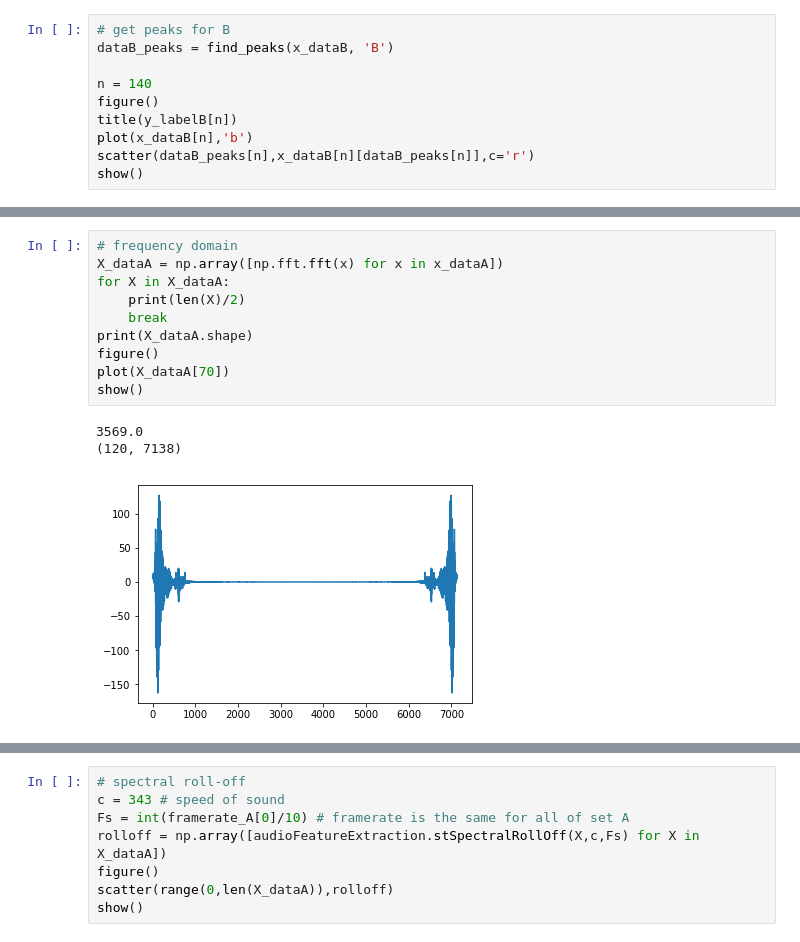
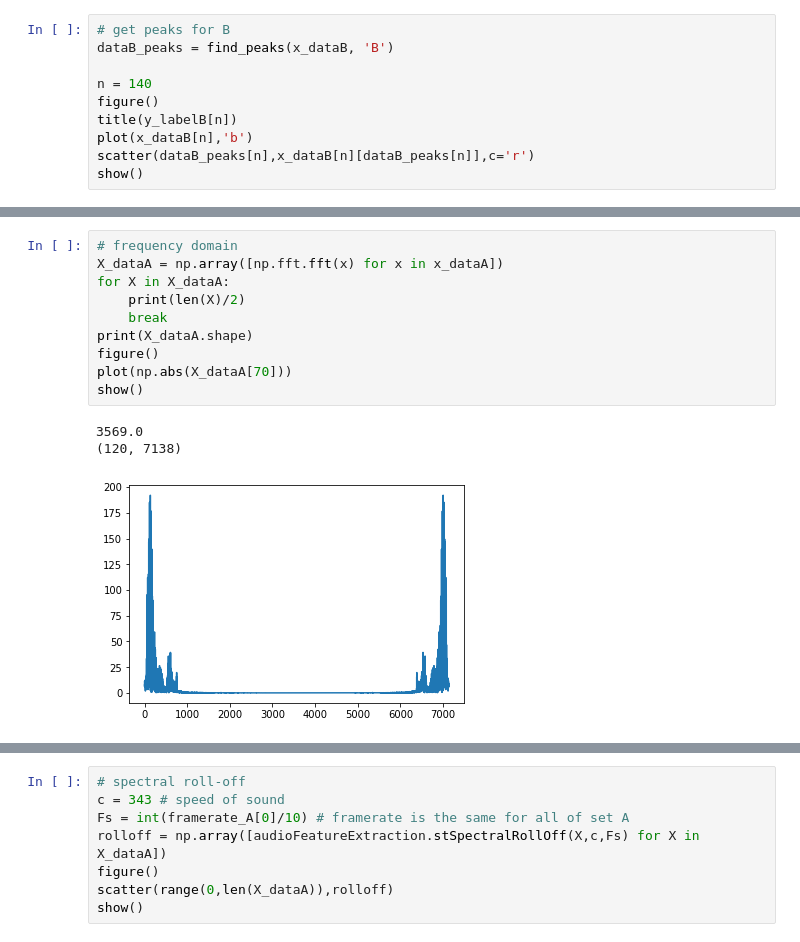
Before and after one commit to lindawangg/Classifying-Heartbeats, a Jupyter notebook: classifying_heartbeats.ipynb, the cells around one changed output, grey strips where cells are left out. Cells and saved outputs as stored; diff of their text form.

```diff
--- a/classifying_heartbeats.ipynb
+++ b/classifying_heartbeats.ipynb
@@ -50,17 +56,17 @@ show()
 # %%
 # frequency domain
 X_dataA = np.array([np.fft.fft(x) for x in x_dataA])
 for X in X_dataA:
     print(len(X)/2)
     break
 print(X_dataA.shape)
 figure()
-plot(X_dataA[70])
+plot(np.abs(X_dataA[70]))
 show()
 # %% [output]
 3569.0
 (120, 7138)
-[figure, old version]
+[figure, new version]
 # %%
 # spectral entropy
 entropy_freq = np.array([audioFeatureExtraction.stSpectralEntropy(X, numOfShortBlocks=150) for X in X_dataA])
```
Also changed, not shown: parts of 5 cells of this notebook.
